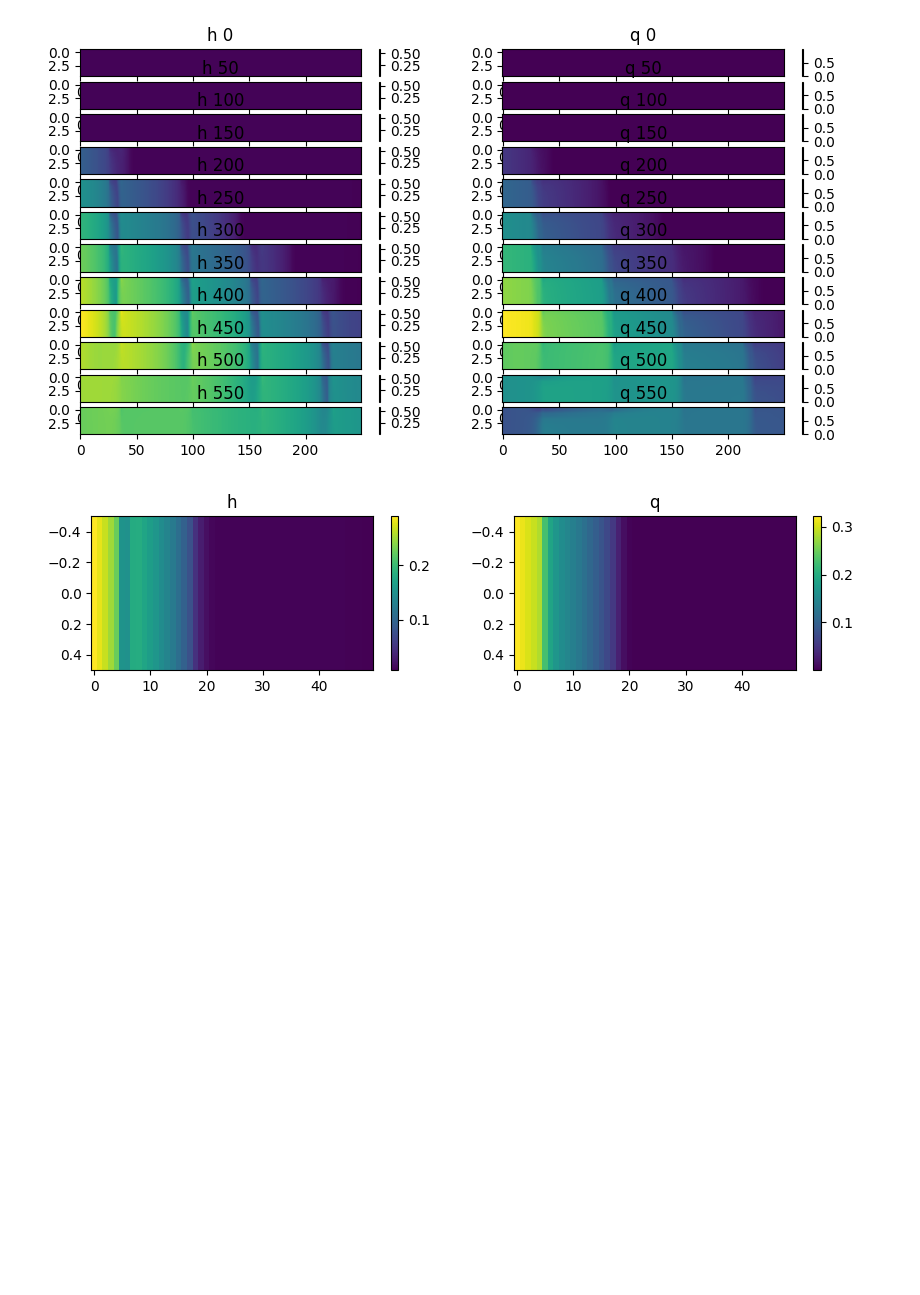
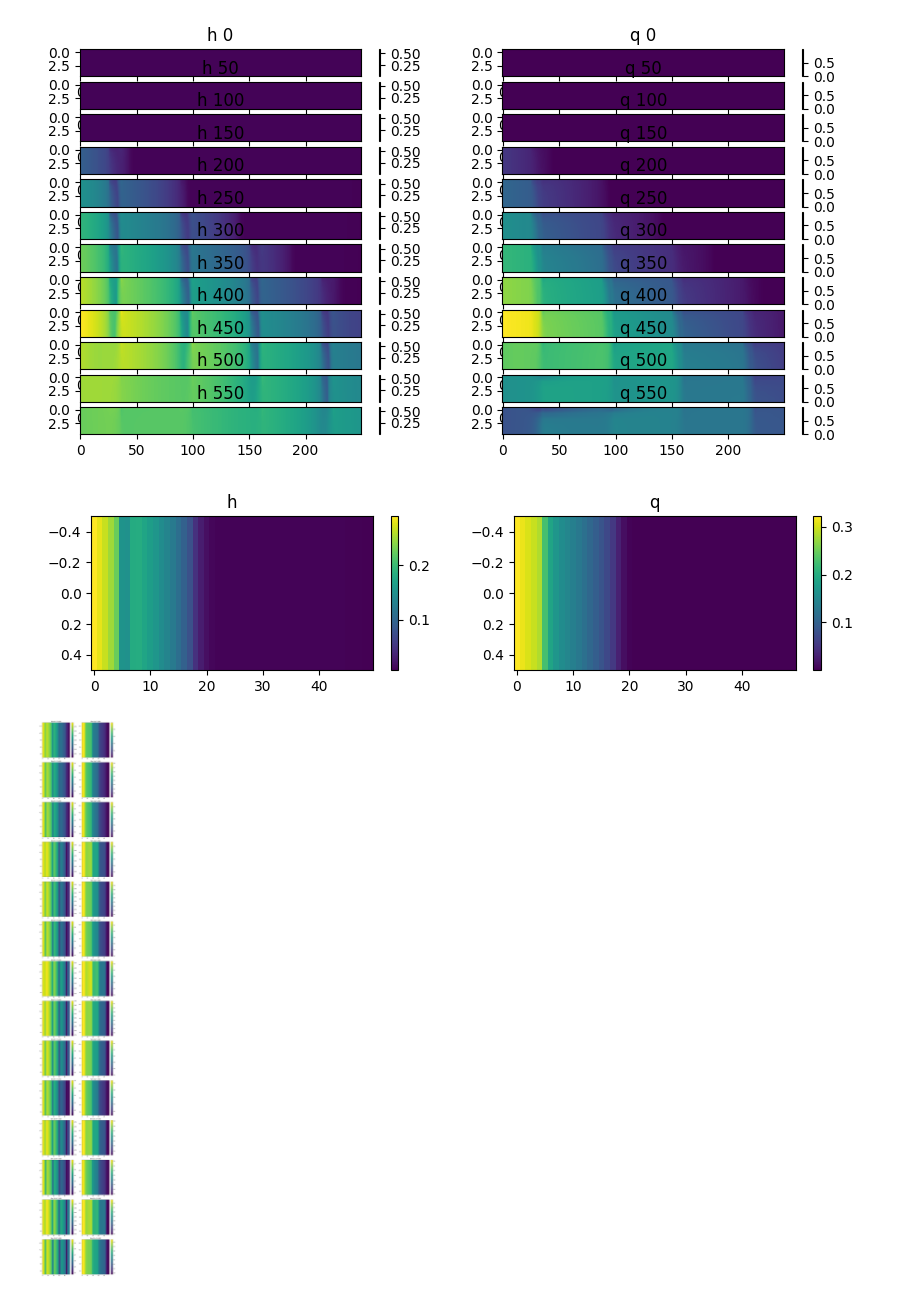
Before and after one commit to MaximeD34/downscaling, a Jupyter notebook: data_preprocessing.ipynb, the cells around one changed output. Cells and saved outputs as stored; diff of their text form; code cells hidden in the pictures; blank space fills up the shorter version.

```diff
--- a/data_preprocessing.ipynb
+++ b/data_preprocessing.ipynb
@@ -64,0 +67,4 @@ plot_single(dataLR[0][200])
+# %%
+plot_compare_between_simulation(dataLR, 350, 350, 1)
+# %% [output]
+[figure, added]
```
Also changed, not shown: parts of 1 cell of this notebook, 2 other files.
